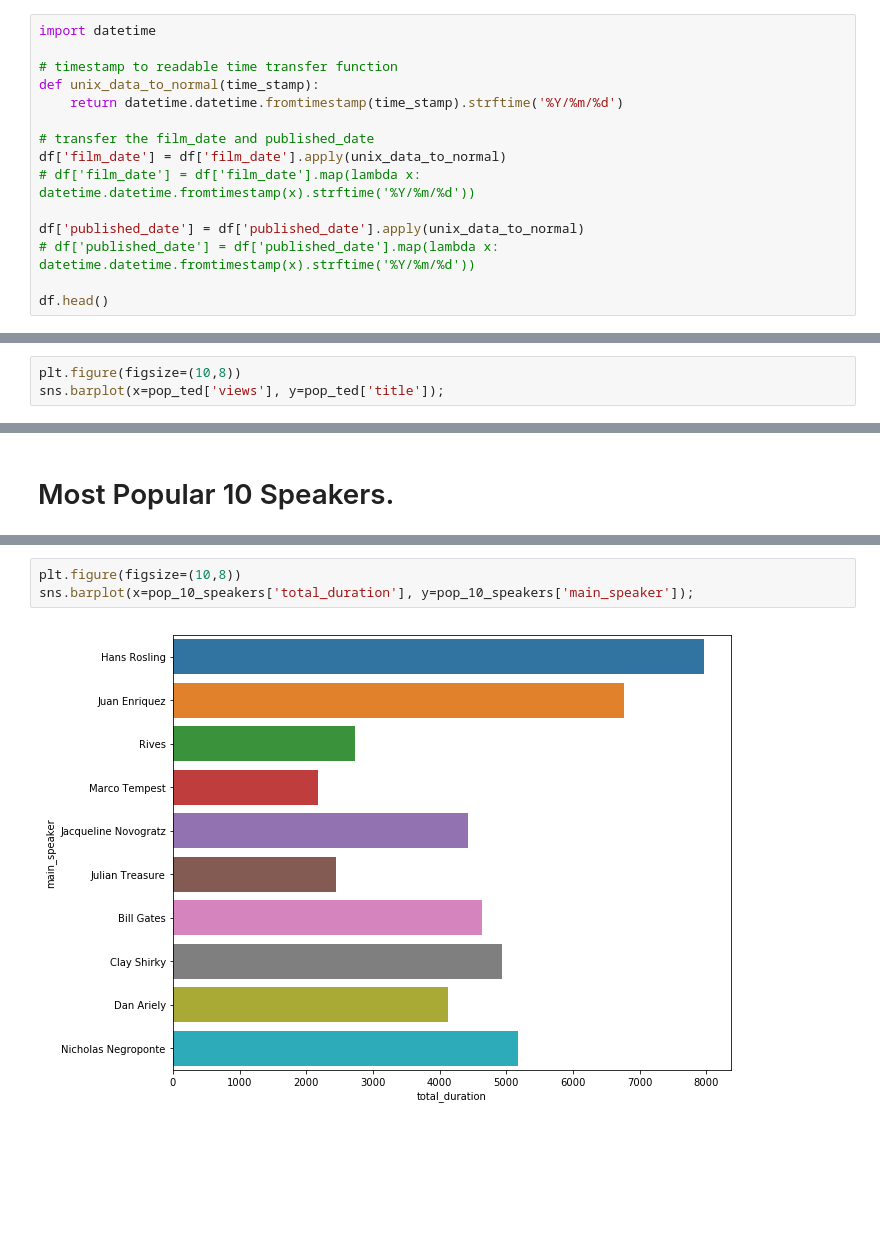
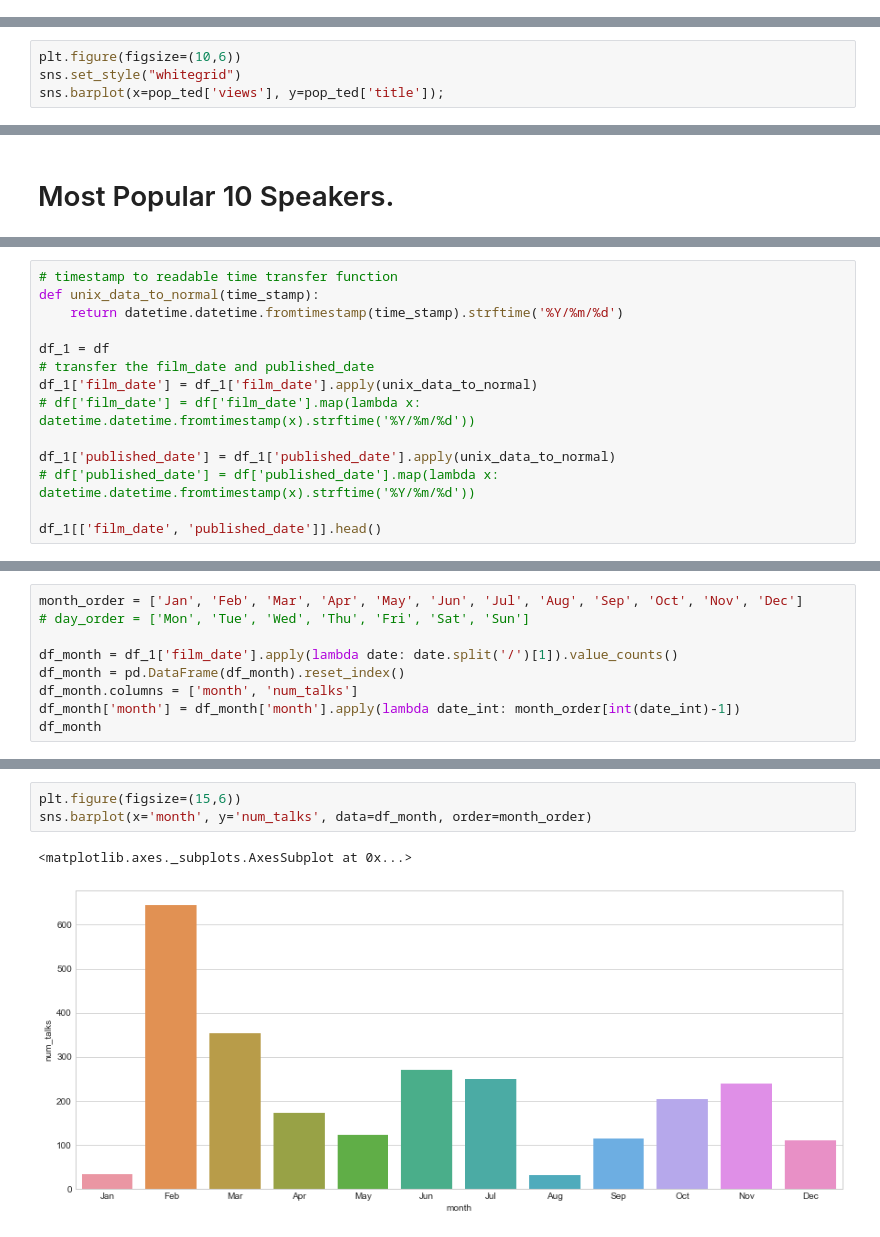
Before and after one commit to MengYao89/Data_Analysis, a Jupyter notebook: Real_World_Data_Analysis/TED_Talks/TED_Talk_Analysis.ipynb, the cells around one changed output, grey strips where cells are left out. Saved outputs shown, nothing was run; the diff lists cells and outputs as text; blank space fills up the shorter version.

```diff
--- a/Real_World_Data_Analysis/TED_Talks/TED_Talk_Analysis.ipynb
+++ b/Real_World_Data_Analysis/TED_Talks/TED_Talk_Analysis.ipynb
@@ -108,15 +104,0 @@ convert the Unix timestamps into a human readable format.
-# %%
-import datetime
-
-# timestamp to readable time transfer function
-def unix_data_to_normal(time_stamp):
-    return datetime.datetime.fromtimestamp(time_stamp).strftime('%Y/%m/%d')
-
-# transfer the film_date and published_date
-df['film_date'] = df['film_date'].apply(unix_data_to_normal)
-# df['film_date'] = df['film_date'].map(lambda x: datetime.datetime.fromtimestamp(x).strftime('%Y/%m/%d'))
-
-df['published_date'] = df['published_date'].apply(unix_data_to_normal)
-# df['published_date'] = df['published_date'].map(lambda x: datetime.datetime.fromtimestamp(x).strftime('%Y/%m/%d'))
-
-df.head()
@@ -153,4 +134,5 @@ pop_ted
 # %%
-plt.figure(figsize=(10,8))
+plt.figure(figsize=(10,6))
+sns.set_style("whitegrid")
 sns.barplot(x=pop_ted['views'], y=pop_ted['title']);
 # %% [output]
@@ -201,0 +231,14 @@ sns.barplot(x=pop_10_speakers['show_times'], y=pop_10_speakers['main_speaker']);
+# %%
+# timestamp to readable time transfer function
+def unix_data_to_normal(time_stamp):
+    return datetime.datetime.fromtimestamp(time_stamp).strftime('%Y/%m/%d')
+
+df_1 = df
+# transfer the film_date and published_date
+df_1['film_date'] = df_1['film_date'].apply(unix_data_to_normal)
+# df['film_date'] = df['film_date'].map(lambda x: datetime.datetime.fromtimestamp(x).strftime('%Y/%m/%d'))
+
+df_1['published_date'] = df_1['published_date'].apply(unix_data_to_normal)
+# df['published_date'] = df['published_date'].map(lambda x: datetime.datetime.fromtimestamp(x).strftime('%Y/%m/%d'))
+
+df_1[['film_date', 'published_date']].head()
@@ -201,0 +252,9 @@ sns.barplot(x=pop_10_speakers['show_times'], y=pop_10_speakers['main_speaker']);
+# %%
+month_order = ['Jan', 'Feb', 'Mar', 'Apr', 'May', 'Jun', 'Jul', 'Aug', 'Sep', 'Oct', 'Nov', 'Dec']
+# day_order = ['Mon', 'Tue', 'Wed', 'Thu', 'Fri', 'Sat', 'Sun']
+
+df_month = df_1['film_date'].apply(lambda date: date.split('/')[1]).value_counts()
+df_month = pd.DataFrame(df_month).reset_index()
+df_month.columns = ['month', 'num_talks']
+df_month['month'] = df_month['month'].apply(lambda date_int: month_order[int(date_int)-1])
+df_month
@@ -202,5 +275,6 @@ sns.barplot(x=pop_10_speakers['show_times'], y=pop_10_speakers['main_speaker']);
 # %%
-plt.figure(figsize=(10,8))
-sns.barplot(x=pop_10_speakers['total_duration'], y=pop_10_speakers['main_speaker']);
+plt.figure(figsize=(15,6))
+sns.barplot(x='month', y='num_talks', data=df_month, order=month_order)
 # %% [output]
+<matplotlib.axes._subplots.AxesSubplot at 0x...>
-[figure, old version]
+[figure, new version]
```
Also changed, not shown: parts of 29 cells of this notebook, 1 other file.
